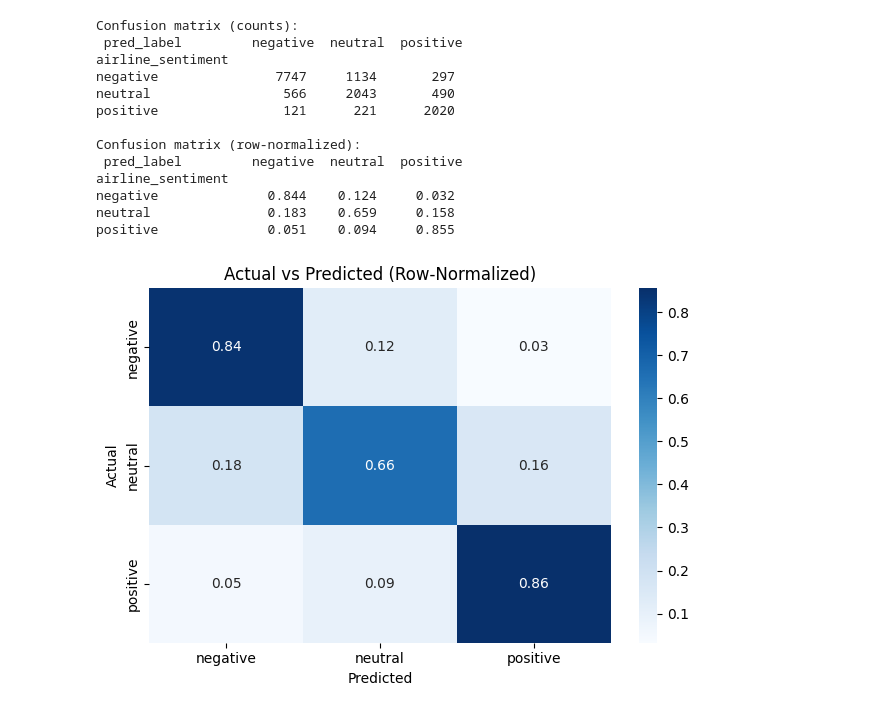
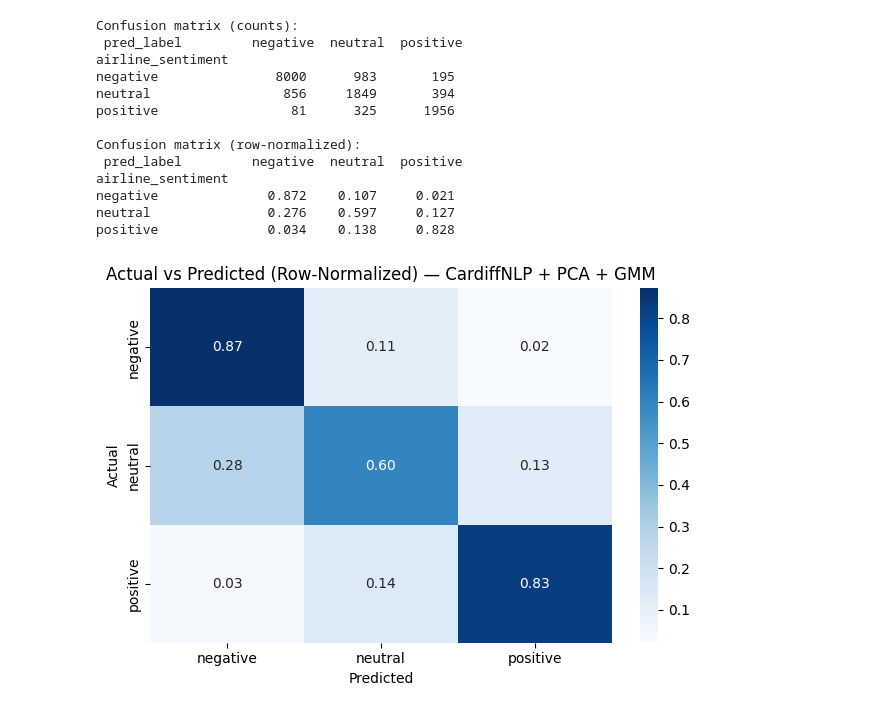
Before and after one commit to priscillaashleyw/Clustering-Sentiment-Analysis, a Jupyter notebook: misclassified.ipynb, the cells around one changed output. Cells and saved outputs as stored; diff of their text form; code cells hidden in the pictures.

```diff
--- a/misclassified.ipynb
+++ b/misclassified.ipynb
@@ -14,12 +14,10 @@ from sklearn.cluster import AgglomerativeClustering
 from sklearn.metrics import silhouette_samples, silhouette_score, confusion_matrix
 from scipy.optimize import linear_sum_assignment
 # %%
-# BEST MODEL CHOSEN: BERTWEET + UMAP + AGGLOMERATIVE
-UMAP_N_NEIGHBORS = 150
-UMAP_MIN_DIST    = 0.1
-UMAP_N_COMPONENTS= 128
-AGGLO_LINKAGE    = "complete"
-RANDOM_STATE     = 42
-N_CLUSTERS       = 3
-MAX_LEN          = 128
-EMB_DIM          = 768
+# BEST MODEL CHOSEN: CARDIFFNLP + PCA + GMM
+RANDOM_STATE       = 42
+N_CLUSTERS         = 3
+MAX_LEN            = 128
+EMB_DIM            = 768
+PCA_N_COMPONENTS   = 44
+GMM_COV_TYPE       = "tied"
@@ -146,31 +126,31 @@ plt.show()
 # %%
 # Confusion (actual rows × predicted cols)
-labels_order = sorted(df["airline_sentiment"].unique())  # ['negative','neutral','positive'] typically
-cm = pd.crosstab(df["airline_sentiment"], df["pred_label"])  # counts
-cm_norm = cm.div(cm.sum(axis=1), axis=0)                   # row-normalized (%)
+labels_order = list(le.classes_)
+cm_counts = pd.crosstab(df["airline_sentiment"], df["pred_label"])
+cm_norm   = cm_counts.div(cm_counts.sum(axis=1), axis=0)
 
-print("Confusion matrix (counts):\n", cm)
+print("Confusion matrix (counts):\n", cm_counts)
 print("\nConfusion matrix (row-normalized):\n", cm_norm.round(3))
 
 plt.figure(figsize=(6.5, 4.5))
 sns.heatmap(cm_norm.loc[labels_order], annot=True, fmt=".2f", cmap="Blues")
-plt.title("Actual vs Predicted (Row-Normalized)")
+plt.title("Actual vs Predicted (Row-Normalized) — CardiffNLP + PCA + GMM")
 plt.xlabel("Predicted")
 plt.ylabel("Actual")
 plt.tight_layout()
 plt.show()
 # %% [output]
 Confusion matrix (counts):
  pred_label         negative  neutral  positive
 airline_sentiment
-negative               7747     1134       297
-neutral                 566     2043       490
-positive                121      221      2020
+negative               8000      983       195
+neutral                 856     1849       394
+positive                 81      325      1956
 
 Confusion matrix (row-normalized):
  pred_label         negative  neutral  positive
 airline_sentiment
-negative              0.844    0.124     0.032
-neutral               0.183    0.659     0.158
-positive              0.051    0.094     0.855
+negative              0.872    0.107     0.021
+neutral               0.276    0.597     0.127
+positive              0.034    0.138     0.828
-[figure, old version]
+[figure, new version]
```
Also changed, not shown: parts of 6 cells of this notebook, 5 other files.
